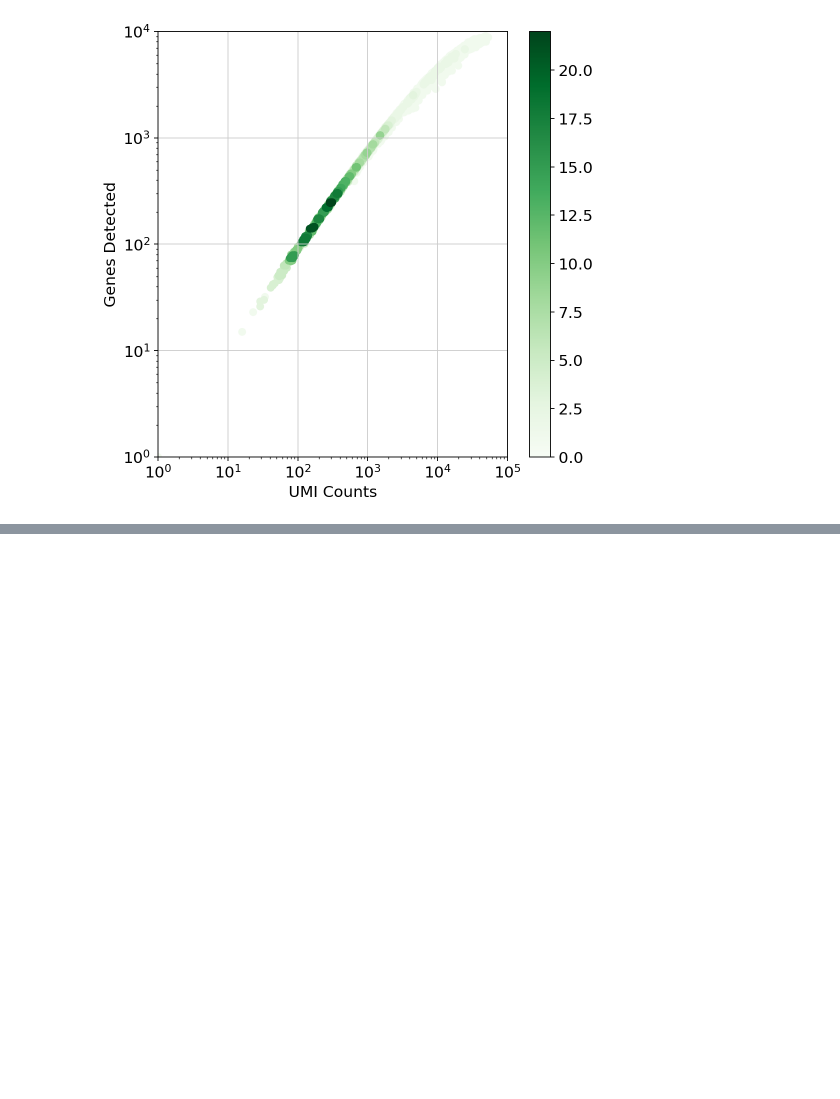
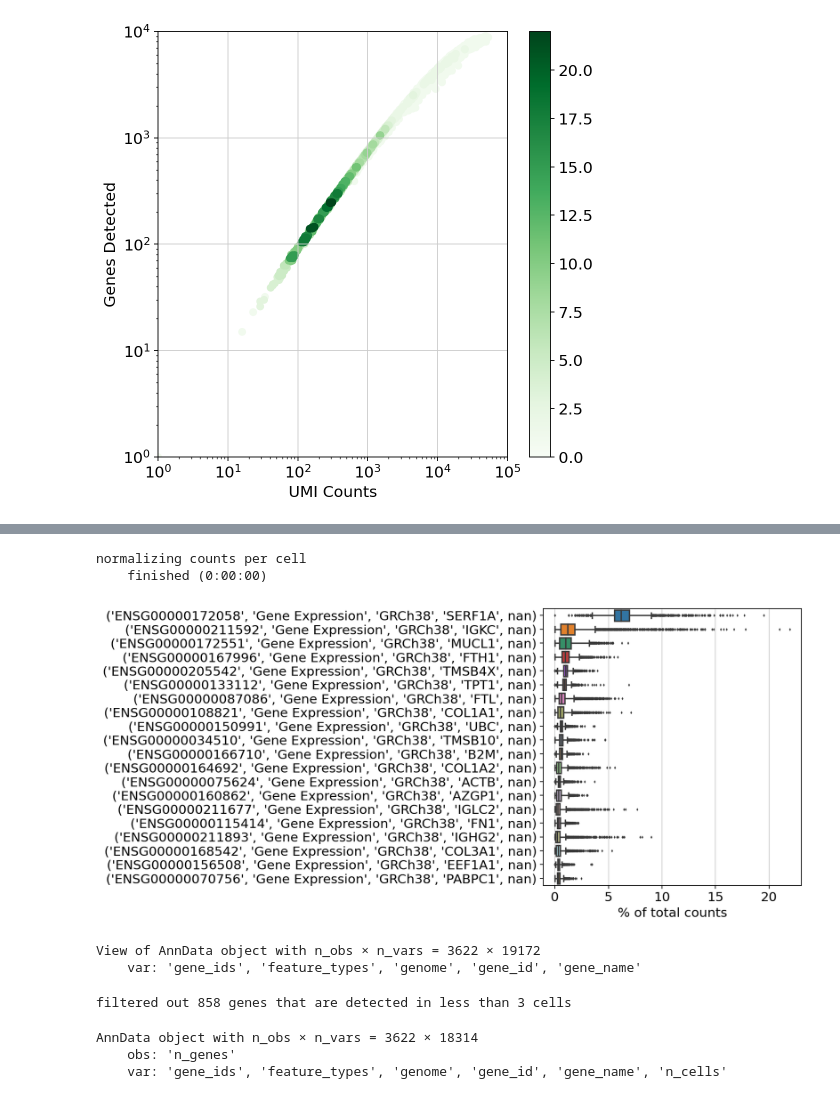
Before and after one commit to dionysiadimi/Python-coding-Machine-learning-projects, a Jupyter notebook: scRNAseq_analysis_of_BCa_samples_.ipynb, the cells around one changed output, grey strips where cells are left out. Drawn from its saved outputs; the diff is of its cells as text; code cells hidden in the pictures; blank space fills up the shorter version.

```diff
--- a/scRNAseq_analysis_of_BCa_samples_.ipynb
+++ b/scRNAseq_analysis_of_BCa_samples_.ipynb
@@ -216,0 +215,6 @@ plt.show()
+# %%
+sc.pl.highest_expr_genes(adata, n_top=20)
+# %% [output]
+normalizing counts per cell
+    finished (0:00:00)
+[figure, added]
@@ -216,0 +229,16 @@ plt.show()
+# %%
+adata
+# %% [output]
+View of AnnData object with n_obs × n_vars = 3622 × 19172
+    var: 'gene_ids', 'feature_types', 'genome', 'gene_id', 'gene_name'
+# %%
+sc.pp.filter_cells(adata, min_genes=200)
+sc.pp.filter_genes(adata, min_cells=3)
+# %% [output]
+filtered out 858 genes that are detected in less than 3 cells
+# %%
+adata
+# %% [output]
+AnnData object with n_obs × n_vars = 3622 × 18314
+    obs: 'n_genes'
+    var: 'gene_ids', 'feature_types', 'genome', 'gene_id', 'gene_name', 'n_cells'
```
Also changed, not shown: parts of 14 cells of this notebook.
